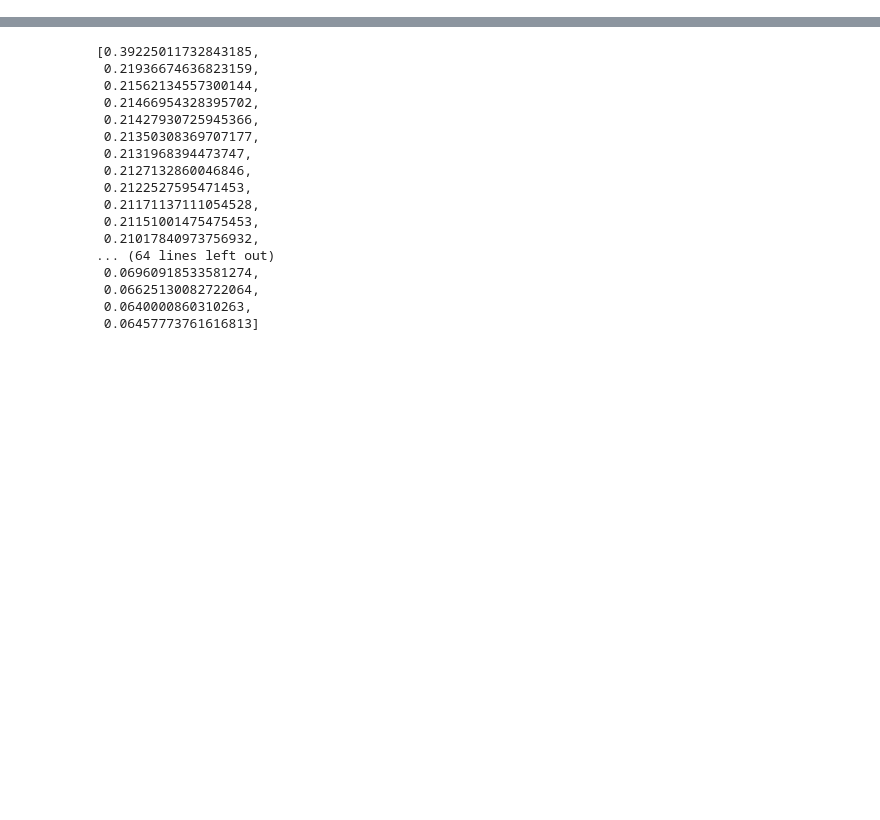
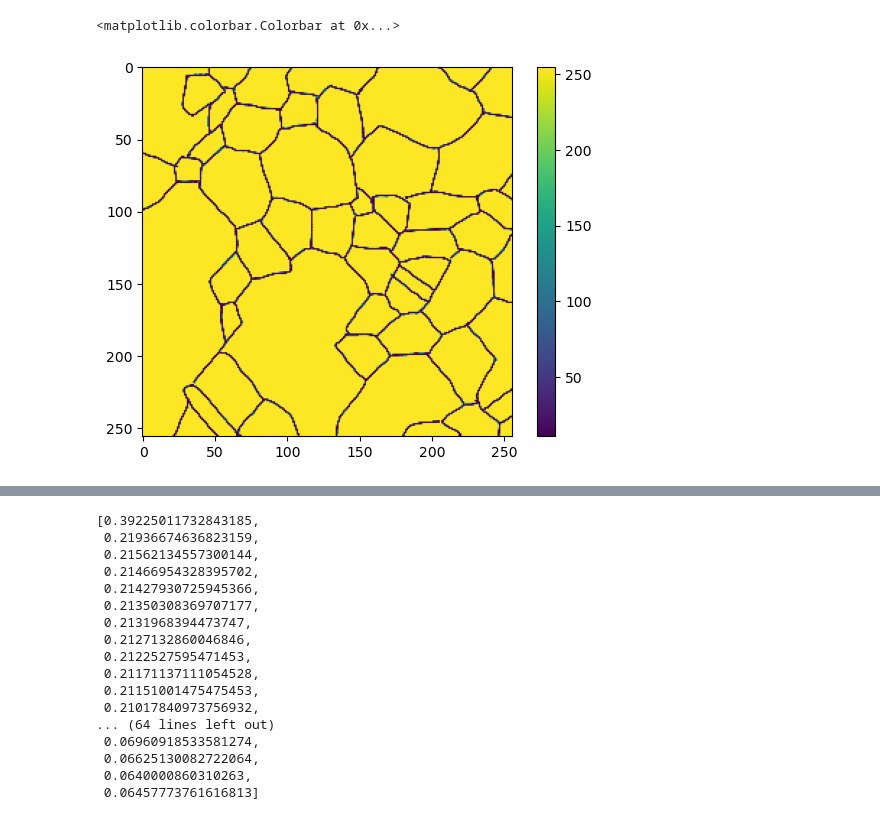
Before and after one commit to JGoddy/grain_unet, a Jupyter notebook: UNET.ipynb, the cells around one changed output, grey strips where cells are left out. Saved outputs shown, nothing was run; the diff lists cells and outputs as text; code cells hidden in the pictures; blank space fills up the shorter version.

```diff
--- a/UNET.ipynb
+++ b/UNET.ipynb
@@ -15,0 +21,10 @@ val_losses = []
+# %%
+gt_image_path = "training_data/grae_nuevo_labels/98.png"
+gt_output_dir = "training_data/grae_nuevo_labels/"
+fov_size = 1
+# %%
+gt_image_name = Path(gt_image_path).stem
+gt_image = Image.open(gt_image_path)
+gt_image = gt_image.convert('L')  # Convert to grayscale
+# Convert image to numpy array and binarize
+gt_image_array = np.array(gt_image)
@@ -16,3 +58,9 @@ val_losses = []
+# %%
+plt.imshow(gt_image_array,cmap='viridis')
+plt.colorbar()
+# %% [output]
+<matplotlib.colorbar.Colorbar at 0x...>
+[figure, added]
 # %%
 import run_training
 run_training.train()
```
Also changed, not shown: parts of 12 cells of this notebook, 6 other files.
